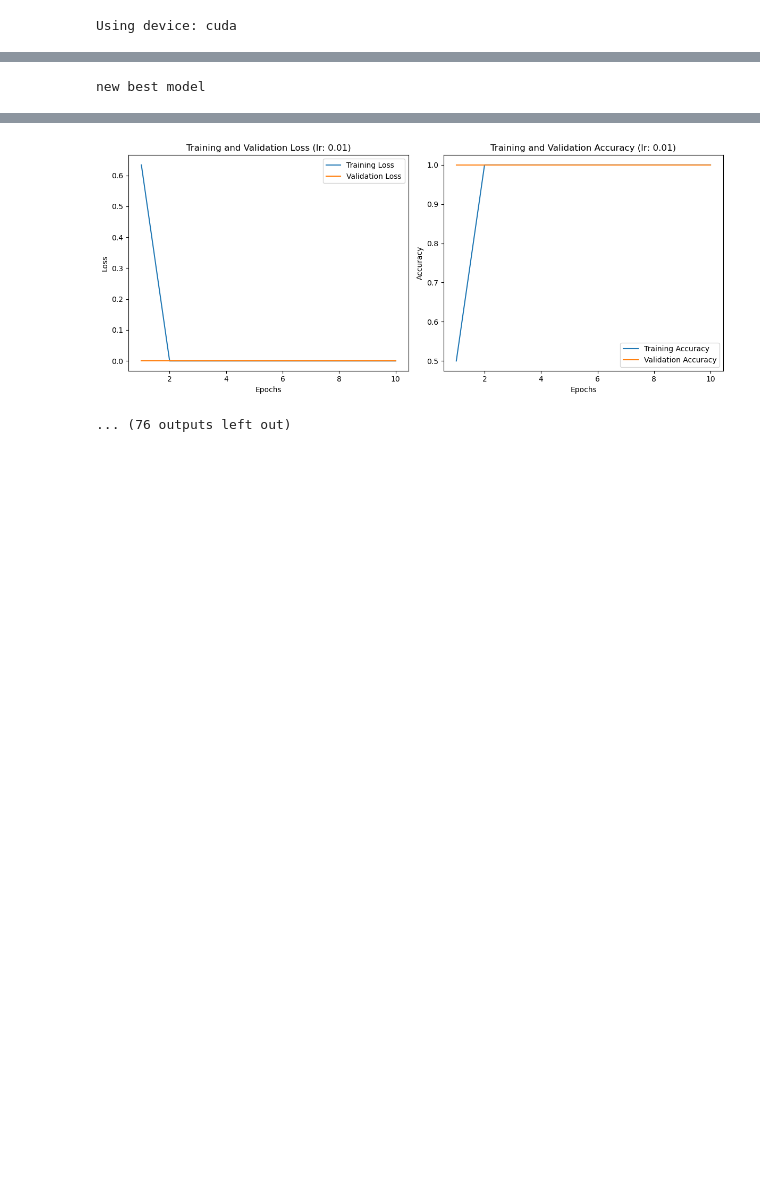
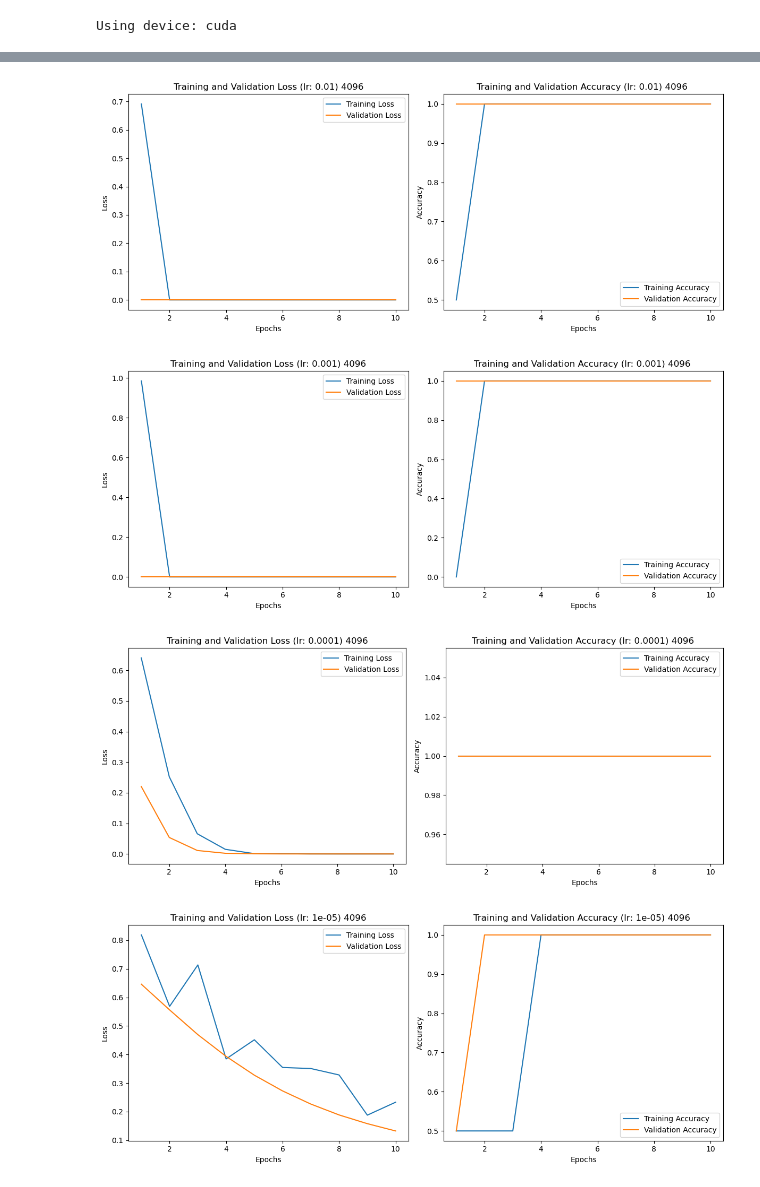
Before and after one commit to MaartenH327/groupassignment-AppliedAI, a Jupyter notebook: OverfitTest.ipynb, the cells around one changed output, grey strips where cells are left out. Drawn from its saved outputs; the diff is of its cells as text; code cells hidden in the pictures; blank space fills up the shorter version.

```diff
--- a/OverfitTest.ipynb
+++ b/OverfitTest.ipynb
@@ -258,9 +292,9 @@ def overfit_test(train_loader, val_loader, learning_rate=1e-4,  amount_of_nodes
 
     plt.show()
 # %%
-overfit_test(train_loader,val_loader,1e-2)
-overfit_test(train_loader,val_loader,1e-3)
-overfit_test(train_loader,val_loader,1e-4)
-overfit_test(train_loader,val_loader,1e-5)
-overfit_test(train_loader,val_loader,1e-6)
+overfit_test(train_loader,val_loader,1e-2, 4096)
+overfit_test(train_loader,val_loader,1e-3, 4096)
+overfit_test(train_loader,val_loader,1e-4, 4096)
+overfit_test(train_loader,val_loader,1e-5, 4096)
+overfit_test(train_loader,val_loader,1e-6, 4096)
 # %% [output]
@@ -268 +300,0 @@ Epoch [1/10], Training Loss: 0.6338, Training Accuracy: 0.5000
-new best model
@@ -278,2 +301,4 @@ Epoch [10/10], Training Loss: 0.0000, Training Accuracy: 1.0000
-[figure, old version]
+[figure, new version]
-... (76 outputs left out)
+[figure, added]
+[figure, added]
+[figure, added]
```
Also changed, not shown: parts of 5 cells of this notebook.
